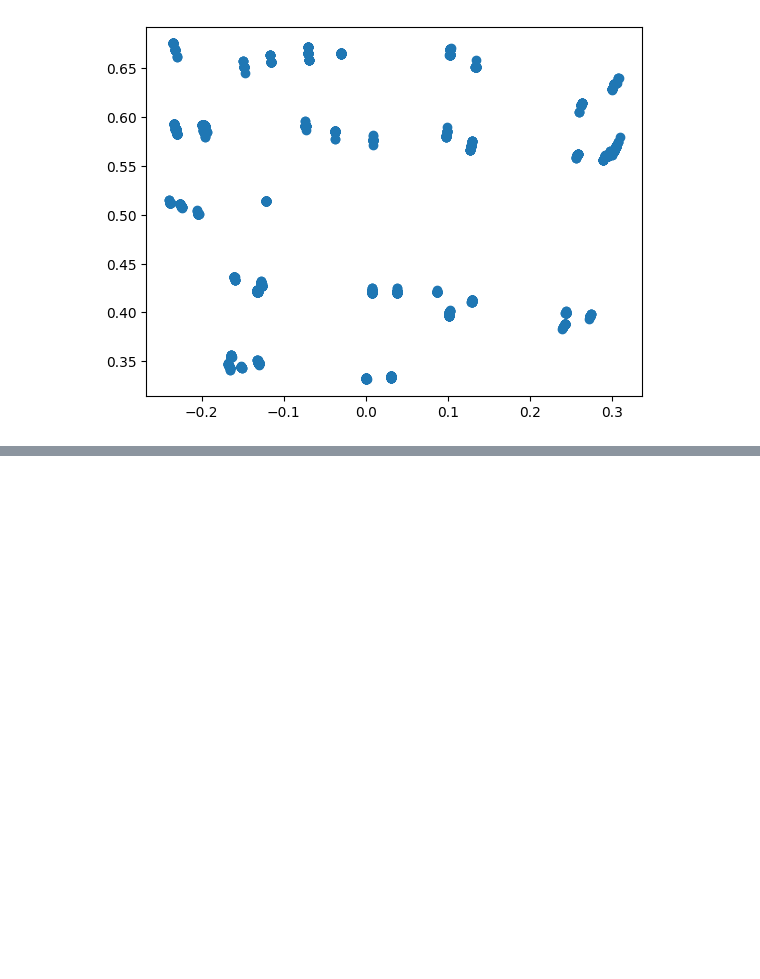
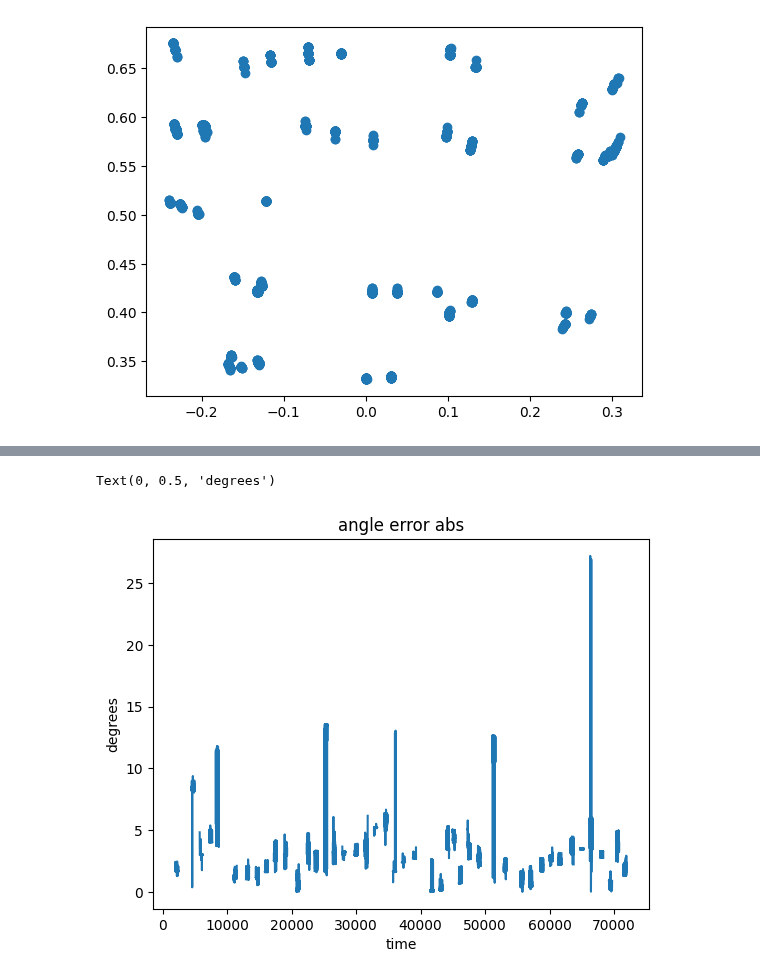
Before and after one commit to SujithChristopher/armbo, a Jupyter notebook: speed_bins/angle_analysis.ipynb, the cells around one changed output, grey strips where cells are left out. Cells and saved outputs as stored; diff of their text form; code cells hidden in the pictures; blank space fills up the shorter version.

```diff
--- a/speed_bins/angle_analysis.ipynb
+++ b/speed_bins/angle_analysis.ipynb
@@ -244,0 +283,8 @@ array([[ 7.30865082e-01,  5.19745723e-04,  6.82521766e-01],
+# %%
+plt.plot(abs(-_ang[:,1]* mocap_trigger - (ar_ang+43)))
+plt.title('angle error abs')
+plt.xlabel('time')
+plt.ylabel('degrees')
+# %% [output]
+Text(0, 0.5, 'degrees')
+[figure, added]
```
Also changed, not shown: parts of 17 cells of this notebook, 3 other files.
